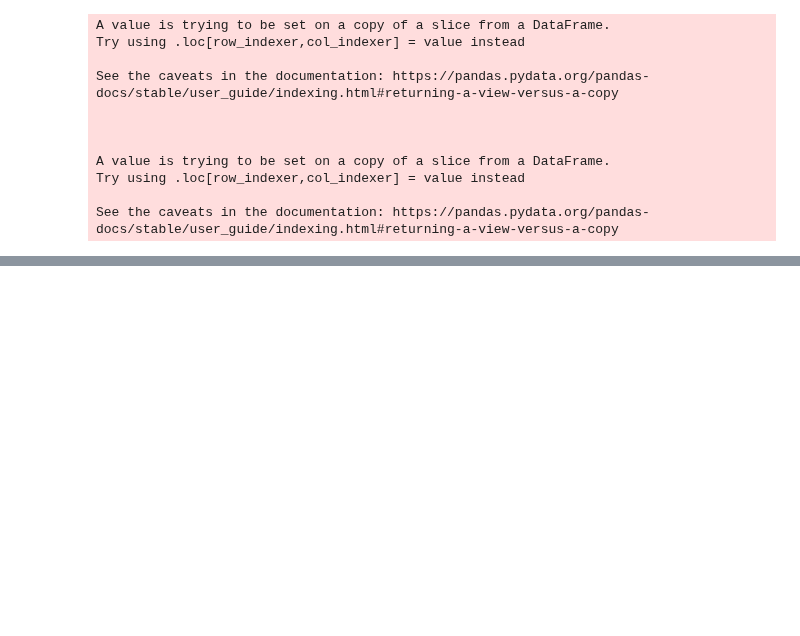
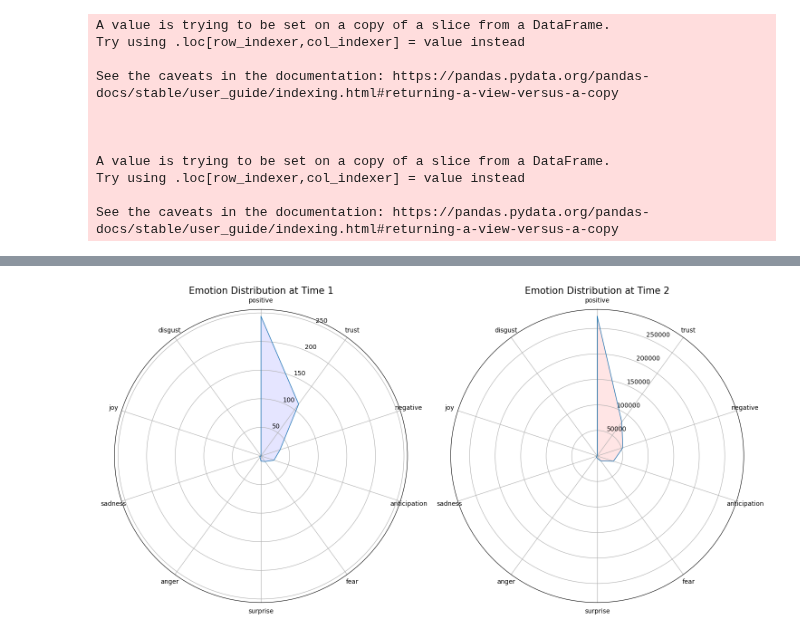
Before and after one commit to tlq010407/5003_enron, a Jupyter notebook: Sentiment_Analysis.ipynb, the cells around one changed output, grey strips where cells are left out. Cells and saved outputs as stored; diff of their text form; code cells hidden in the pictures; blank space fills up the shorter version.

Commit message:
Add charts

```diff
--- a/Sentiment_Analysis.ipynb
+++ b/Sentiment_Analysis.ipynb
@@ -208,0 +243,34 @@ plt.show()
+# %%
+# Radar chart for the emotions
+from math import pi
+
+# Ensure all necessary emotions are in the dataframe
+new_emotions = ['joy', 'disgust']
+for emotion in new_emotions:
+    if emotion not in emotion_chart_time1.index:
+        emotion_chart_time1.loc[emotion] = [0]
+    if emotion not in emotion_chart_time2.index:
+        emotion_chart_time2.loc[emotion] = [0]
+
+all_emotions = emotion_chart_time1.index.union(emotion_chart_time2.index)
+
+# Prepare data for the radar charts
+values1 = emotion_chart_time1.reindex(all_emotions, fill_value=0)['count'].tolist() + emotion_chart_time1.reindex(all_emotions, fill_value=0)['count'].tolist()[:1]
+values2 = emotion_chart_time2.reindex(all_emotions, fill_value=0)['count'].tolist() + emotion_chart_time2.reindex(all_emotions, fill_value=0)['count'].tolist()[:1]
+angles = [n / float(len(all_emotions)) * 2 * pi for n in range(len(all_emotions) + 1)]
+
+# Set up the subplot configuration for both radar charts
+fig, axes = plt.subplots(1, 2, figsize=(15, 8), subplot_kw=dict(polar=True))
+for ax, values, title, color in zip(axes, [values1, values2], ['Time 1', 'Time 2'], ['blue', 'red']):
+    ax.set_theta_offset(pi / 2)
+    ax.set_theta_direction(-1)
+    ax.plot(angles, values, linewidth=1, linestyle='solid', label=title)
+    ax.fill(angles, values, color=color, alpha=0.1)
+    ax.set_xticks(angles[:-1])
+    ax.set_xticklabels(all_emotions)
+    ax.set_title(f'Emotion Distribution at {title}', size=15)
+
+fig.tight_layout()  # Adjust layout to make room for the plots
+plt.show()
+# %% [output]
+[figure, added]
```
Also changed, not shown: parts of 9 cells of this notebook.
